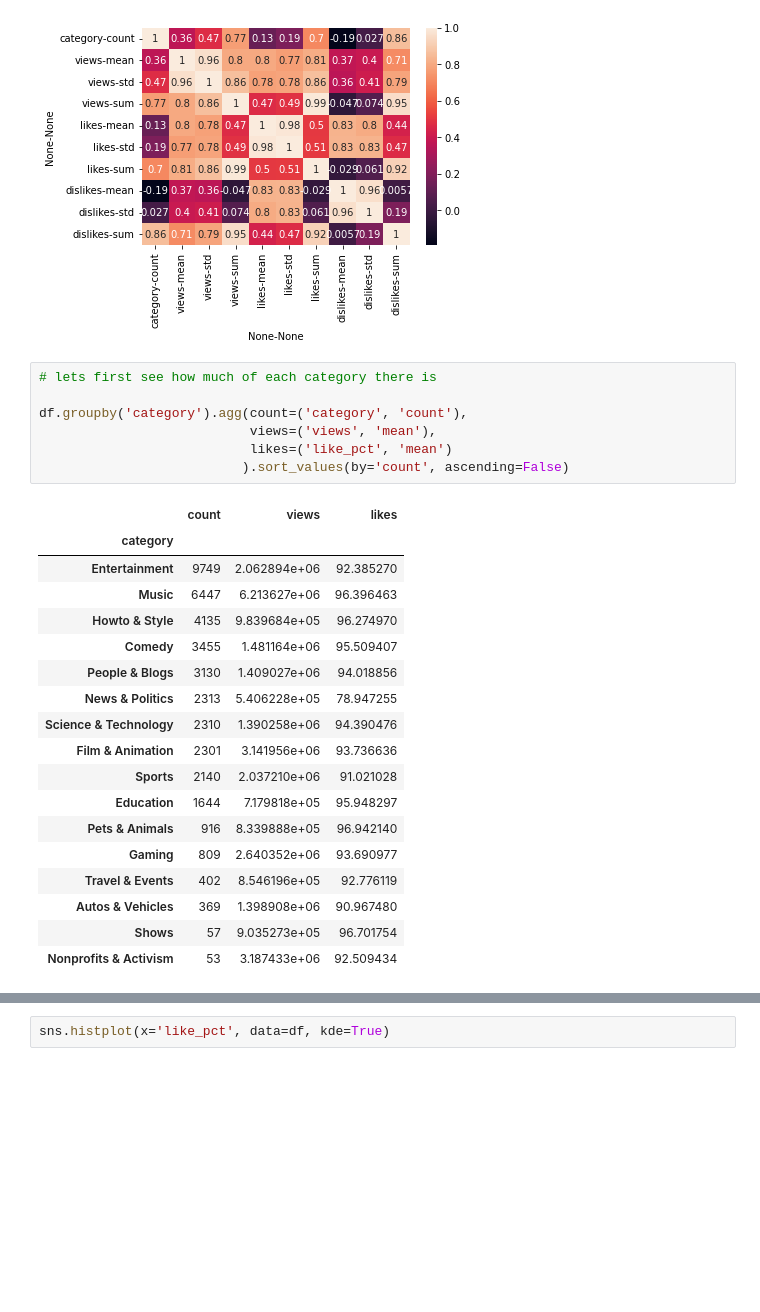
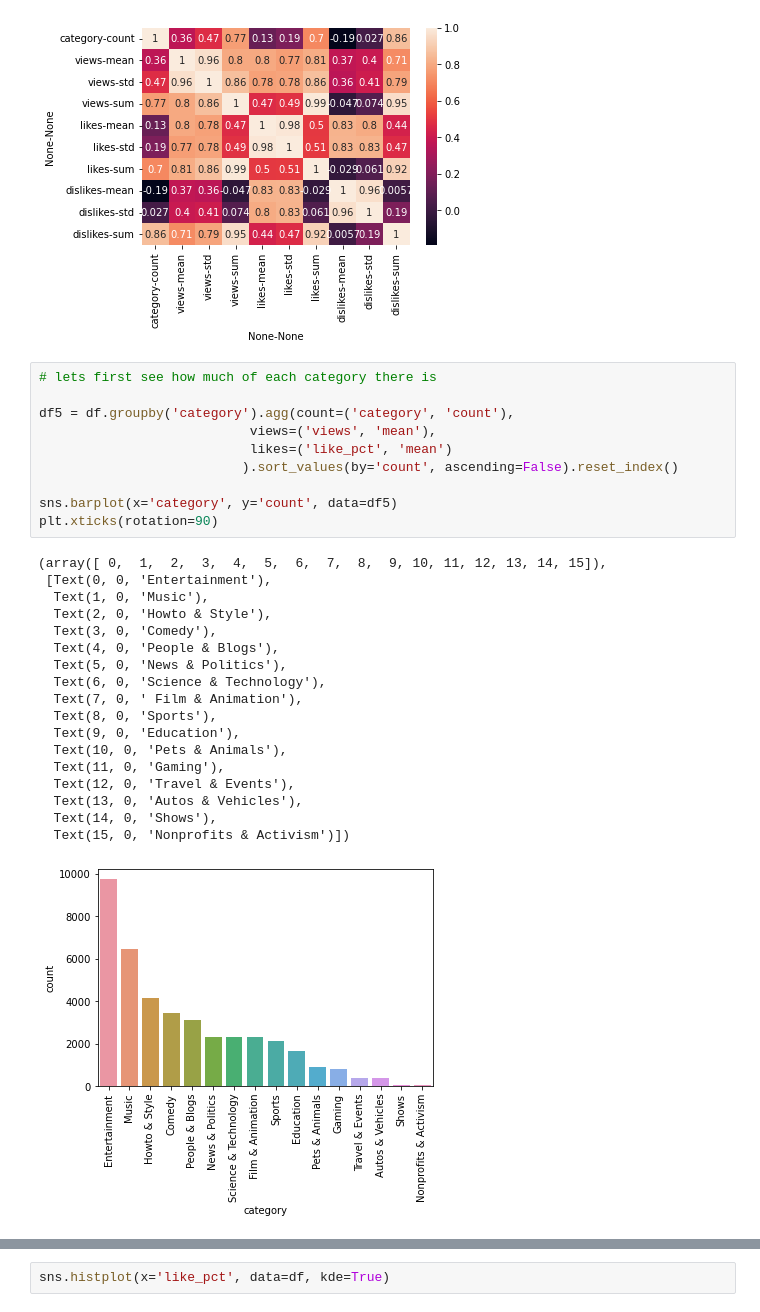
Before and after one commit to danielosetiawan/YouTube-EDA, a Jupyter notebook: youtube ipynb.ipynb, the cells around one changed output, grey strips where cells are left out. Cells and saved outputs as stored; diff of their text form; blank space fills up the shorter version.

```diff
--- a/youtube ipynb.ipynb
+++ b/youtube ipynb.ipynb
@@ -185,26 +185,29 @@ plt.show()
 # %%
 # lets first see how much of each category there is
 
-df.groupby('category').agg(count=('category', 'count'),
+df5 = df.groupby('category').agg(count=('category', 'count'),
                            views=('views', 'mean'),
                            likes=('like_pct', 'mean')
-                          ).sort_values(by='count', ascending=False)
+                          ).sort_values(by='count', ascending=False).reset_index()
+
+sns.barplot(x='category', y='count', data=df5)
+plt.xticks(rotation=90)
 # %% [output]
-|  | count | views | likes |
-| category |  |  |  |
-| Entertainment | 9749 | 2.062894e+06 | 92.385270 |
-| Music | 6447 | 6.213627e+06 | 96.396463 |
-| Howto & Style | 4135 | 9.839684e+05 | 96.274970 |
-| Comedy | 3455 | 1.481164e+06 | 95.509407 |
-| People & Blogs | 3130 | 1.409027e+06 | 94.018856 |
-| News & Politics | 2313 | 5.406228e+05 | 78.947255 |
-| Science & Technology | 2310 | 1.390258e+06 | 94.390476 |
-| Film & Animation | 2301 | 3.141956e+06 | 93.736636 |
-| Sports | 2140 | 2.037210e+06 | 91.021028 |
-| Education | 1644 | 7.179818e+05 | 95.948297 |
-| Pets & Animals | 916 | 8.339888e+05 | 96.942140 |
-| Gaming | 809 | 2.640352e+06 | 93.690977 |
-| Travel & Events | 402 | 8.546196e+05 | 92.776119 |
-| Autos & Vehicles | 369 | 1.398908e+06 | 90.967480 |
-| Shows | 57 | 9.035273e+05 | 96.701754 |
-| Nonprofits & Activism | 53 | 3.187433e+06 | 92.509434 |
+(array([ 0,  1,  2,  3,  4,  5,  6,  7,  8,  9, 10, 11, 12, 13, 14, 15]),
+ [Text(0, 0, 'Entertainment'),
+  Text(1, 0, 'Music'),
+  Text(2, 0, 'Howto & Style'),
+  Text(3, 0, 'Comedy'),
+  Text(4, 0, 'People & Blogs'),
+  Text(5, 0, 'News & Politics'),
+  Text(6, 0, 'Science & Technology'),
+  Text(7, 0, ' Film & Animation'),
+  Text(8, 0, 'Sports'),
+  Text(9, 0, 'Education'),
+  Text(10, 0, 'Pets & Animals'),
+  Text(11, 0, 'Gaming'),
+  Text(12, 0, 'Travel & Events'),
+  Text(13, 0, 'Autos & Vehicles'),
+  Text(14, 0, 'Shows'),
+  Text(15, 0, 'Nonprofits & Activism')])
+[figure, added]
```
Also changed, not shown: parts of 1 cell of this notebook.
